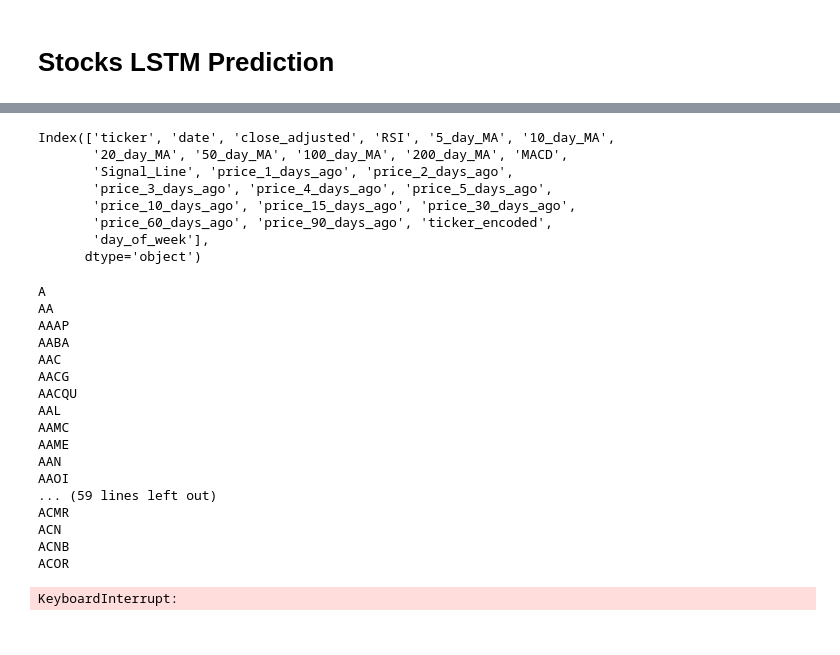
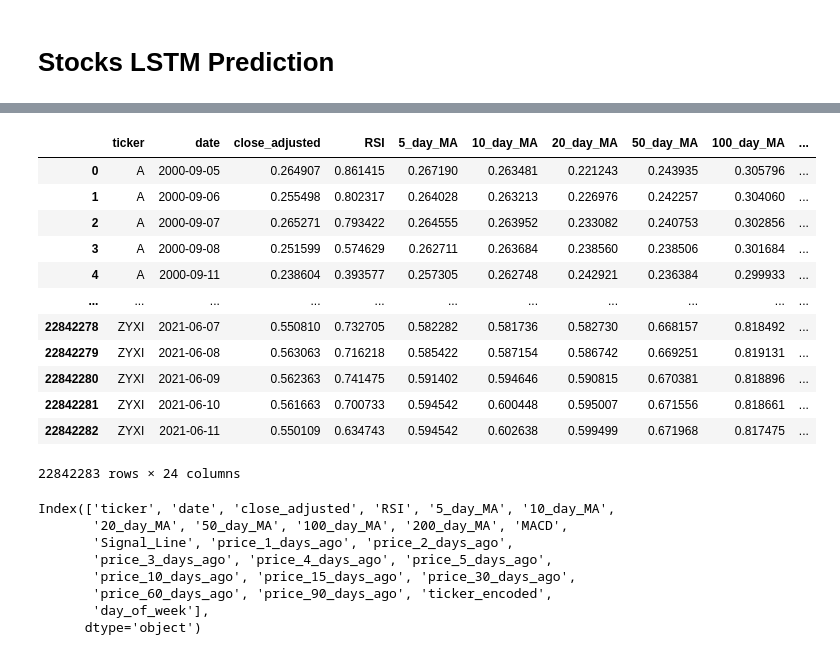
Before and after one commit to thunder913/Deep-Learning, a Jupyter notebook: stocks_deep_learning.ipynb, the cells around one changed output, grey strips where cells are left out. Saved outputs shown, nothing was run; the diff lists cells and outputs as text; code cells hidden in the pictures.

```diff
--- a/stocks_deep_learning.ipynb
+++ b/stocks_deep_learning.ipynb
@@ -191,3 +263,19 @@ plot_stock_chart(stock_data_tidy, ticker='AAPL', start_date='2021-01-01', end_da
+# %%
+stock_data_tidy
+# %% [output]
+|  | ticker | date | close_adjusted | RSI | 5_day_MA | 10_day_MA | 20_day_MA | 50_day_MA | 100_day_MA | ... |
+| 0 | A | 2000-09-05 | 0.264907 | 0.861415 | 0.267190 | 0.263481 | 0.221243 | 0.243935 | 0.305796 | ... |
+| 1 | A | 2000-09-06 | 0.255498 | 0.802317 | 0.264028 | 0.263213 | 0.226976 | 0.242257 | 0.304060 | ... |
+| 2 | A | 2000-09-07 | 0.265271 | 0.793422 | 0.264555 | 0.263952 | 0.233082 | 0.240753 | 0.302856 | ... |
+| 3 | A | 2000-09-08 | 0.251599 | 0.574629 | 0.262711 | 0.263684 | 0.238560 | 0.238506 | 0.301684 | ... |
+| 4 | A | 2000-09-11 | 0.238604 | 0.393577 | 0.257305 | 0.262748 | 0.242921 | 0.236384 | 0.299933 | ... |
+| ... | ... | ... | ... | ... | ... | ... | ... | ... | ... | ... |
+| 22842278 | ZYXI | 2021-06-07 | 0.550810 | 0.732705 | 0.582282 | 0.581736 | 0.582730 | 0.668157 | 0.818492 | ... |
+| 22842279 | ZYXI | 2021-06-08 | 0.563063 | 0.716218 | 0.585422 | 0.587154 | 0.586742 | 0.669251 | 0.819131 | ... |
+| 22842280 | ZYXI | 2021-06-09 | 0.562363 | 0.741475 | 0.591402 | 0.594646 | 0.590815 | 0.670381 | 0.818896 | ... |
+| 22842281 | ZYXI | 2021-06-10 | 0.561663 | 0.700733 | 0.594542 | 0.600448 | 0.595007 | 0.671556 | 0.818661 | ... |
+| 22842282 | ZYXI | 2021-06-11 | 0.550109 | 0.634743 | 0.594542 | 0.602638 | 0.599499 | 0.671968 | 0.817475 | ... |
+22842283 rows × 24 columns
 # %%
 stock_data_tidy.columns
 # %% [output]
@@ -224,59 +312,5 @@ stock_data_tidy = stock_data_tidy.drop(columns=['price_1_days_ago', 'price_2_day
 # stock_data_tidy[numerical_columns] = scaler.fit_transform(stock_data_tidy[numerical_columns])
 
 # numerical_columns.extend(['day_of_week', 'ticker_encoded'])
-# %%
-numerical_columns = [
-    'close_adjusted', 'RSI', '5_day_MA', '10_day_MA',
-    '20_day_MA', '50_day_MA', '100_day_MA', '200_day_MA',
-    'MACD', 'Signal_Line'
-]
-
-
-if os.path.exists(scaler_path):
-    # Load previously saved scalers
-    with open(scaler_path, "rb") as f:
-        scalers = pickle.load(f)
-    print("Loaded existing scalers from file.")
-else:
-    scalers = {}  # Dictionary to store scalers per ticker
-
-    for ticker in stock_data_tidy['ticker'].unique():
-        scaler = MinMaxScaler()
-
-        # Select only the rows for this specific ticker
-        ticker_mask = stock_data_tidy['ticker'] == ticker
-
-        # Fit the scaler on the numerical columns for this ticker
-        scalers[ticker] = scaler.fit(stock_data_tidy.loc[ticker_mask, numerical_columns])
-
-        # Transform and assign back directly
-        stock_data_tidy.loc[ticker_mask, numerical_columns] = scaler.transform(stock_data_tidy.loc[ticker_mask, numerical_columns])
-
-    # Save the trained scalers to a file
-    with open(scaler_path, "wb") as f:
-        pickle.dump(scalers, f)
-    print("Saved new scalers to file.")
-
-
-numerical_columns.extend(['day_of_week', 'ticker_encoded'])
-# %% [output]
-A
-AA
-AAAP
-AABA
-AAC
-AACG
-AACQU
-AAL
-AAMC
-AAME
-AAN
-AAOI
-... (59 lines left out)
-ACMR
-ACN
-ACNB
-ACOR
-KeyboardInterrupt:
 # %%
 unique_count = stock_data_tidy['ticker'].nunique()
```
Also changed, not shown: parts of 30 cells of this notebook.
